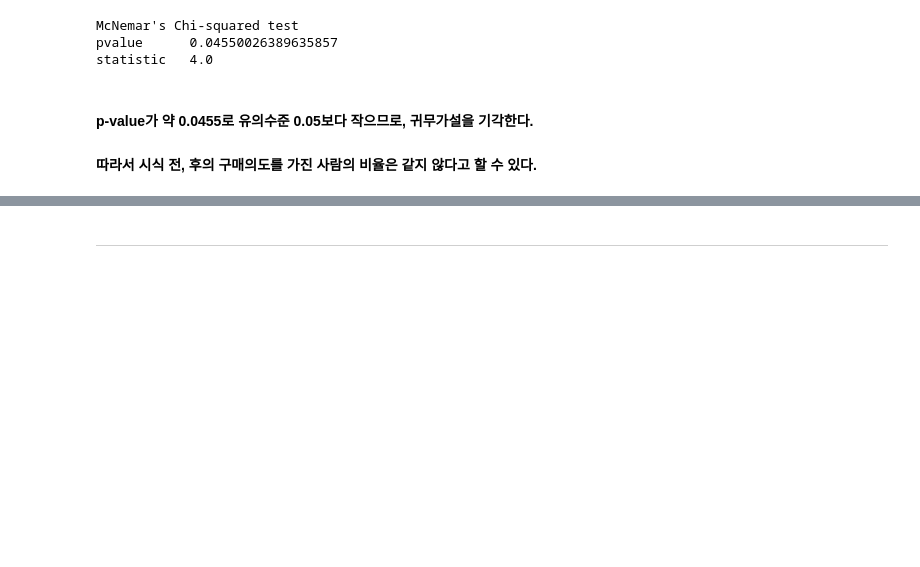
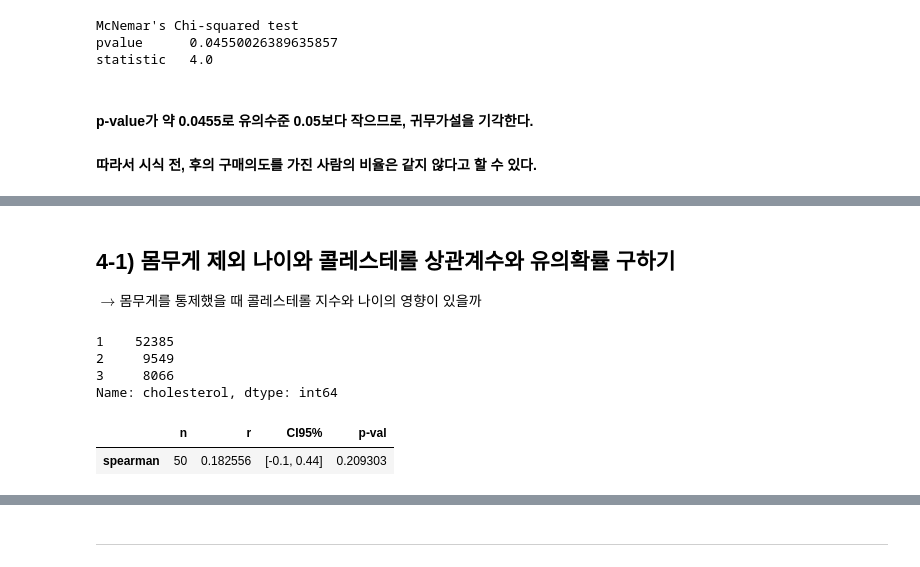
Before and after one commit to Minju-nimm/ADP, a Jupyter notebook: 기출/ADP_통계기출_28_25.ipynb, the cells around one changed output, grey strips where cells are left out. Saved outputs shown, nothing was run; the diff lists cells and outputs as text; code cells hidden in the pictures; blank space fills up the shorter version.

```diff
--- a/기출/ADP_통계기출_28_25.ipynb
+++ b/기출/ADP_통계기출_28_25.ipynb
@@ -99,0 +178,21 @@ ancova?? 리얼 편상관분석??
+# %% [markdown]
+## 4-1) 몸무게 제외 나이와 콜레스테롤 상관계수와 유의확률 구하기
+$\rightarrow$몸무게를 통제했을 때 콜레스테롤 지수와 나이의 영향이 있을까
+# %%
+df["cholesterol"].value_counts()
+# %% [output]
+1    52385
+2     9549
+3     8066
+Name: cholesterol, dtype: int64
+# %%
+import pingouin as pg
+
+pg.partial_corr(data=data,
+                x='age',
+                y='cholesterol',
+                covar='weight', # 제어변수
+                method='spearman') # 연속형 x 범주형 = 스피어만
+# %% [output]
+|  | n | r | CI95% | p-val |
+| spearman | 50 | 0.182556 | [-0.1, 0.44] | 0.209303 |
```
Also changed, not shown: parts of 16 cells of this notebook, 1 other file.
